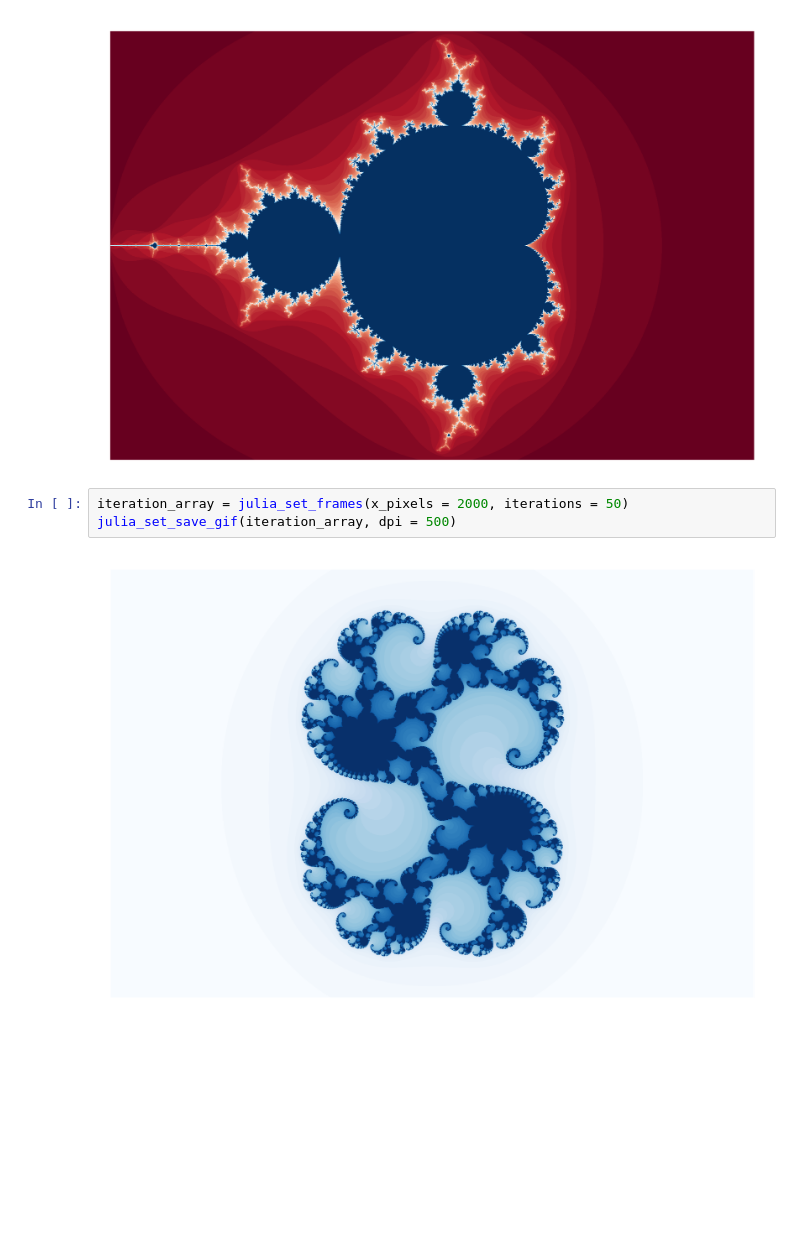
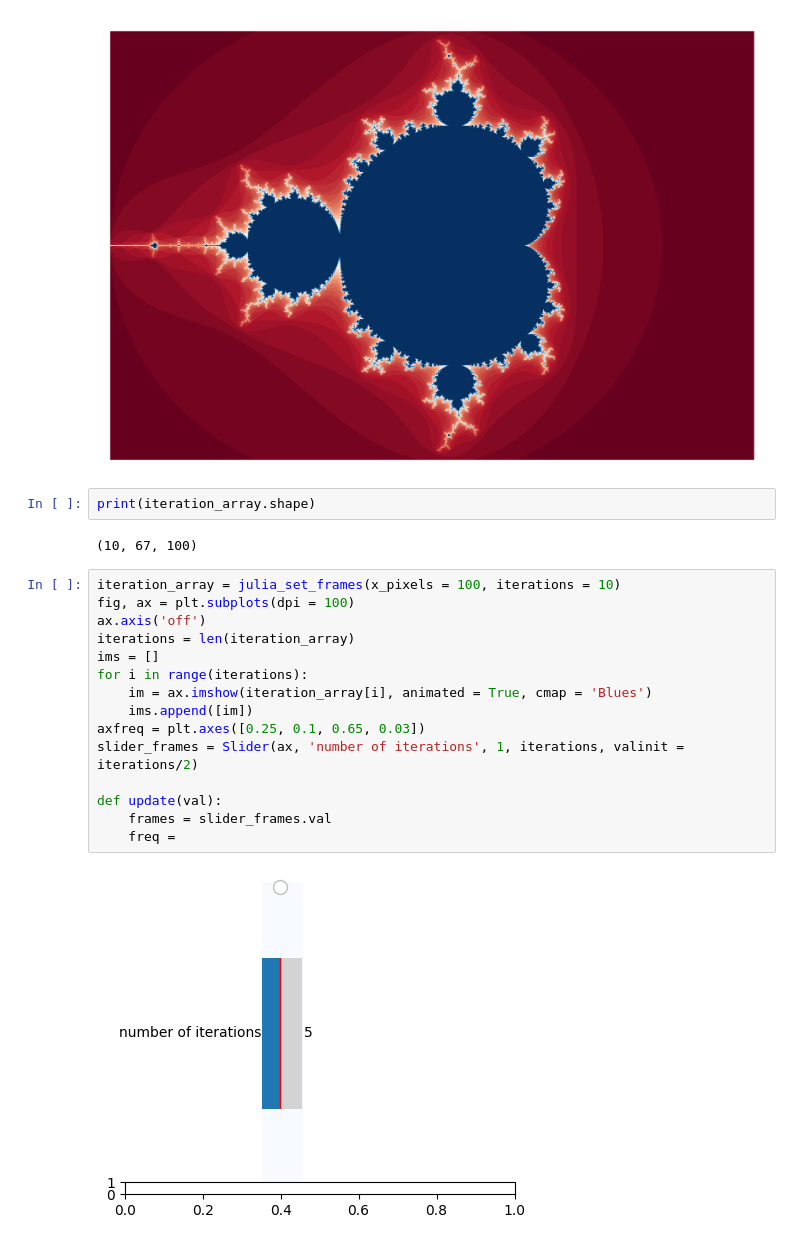
Before and after one commit to ReiYamahara/Miscellaneous-Pet-Projects, a Jupyter notebook: Mandelbrot and Julia Sets/src/julia_and_mandelbrot.ipynb, the cells around one changed output. Saved outputs shown, nothing was run; the diff lists cells and outputs as text; blank space fills up the shorter version.

Commit message:
slider

```diff
--- a/Mandelbrot and Julia Sets/src/julia_and_mandelbrot.ipynb
+++ b/Mandelbrot and Julia Sets/src/julia_and_mandelbrot.ipynb
@@ -8,8 +8,24 @@ iteration_array = julia_set_frames(c = 0, x_pixels = 2000, iterations = 50)
 julia_set_save_gif(iteration_array, dpi = 500, cmap = 'RdBu')
 # %% [output]
 [figure]
-# %%
-iteration_array = julia_set_frames(x_pixels = 2000, iterations = 50)
-julia_set_save_gif(iteration_array, dpi = 500)
-# %% [output]
-[figure, removed]
+# %%
+print(iteration_array.shape)
+# %% [output]
+(10, 67, 100)
+# %%
+iteration_array = julia_set_frames(x_pixels = 100, iterations = 10)
+fig, ax = plt.subplots(dpi = 100)
+ax.axis('off')
+iterations = len(iteration_array)
+ims = []
+for i in range(iterations):
+    im = ax.imshow(iteration_array[i], animated = True, cmap = 'Blues')
+    ims.append([im])
+axfreq = plt.axes([0.25, 0.1, 0.65, 0.03])
+slider_frames = Slider(ax, 'number of iterations', 1, iterations, valinit = iterations/2)
+
+def update(val):
+    frames = slider_frames.val
+    freq =
+# %% [output]
+[figure, added]
```
Also changed, not shown: parts of 1 cell of this notebook, 3 other files.
